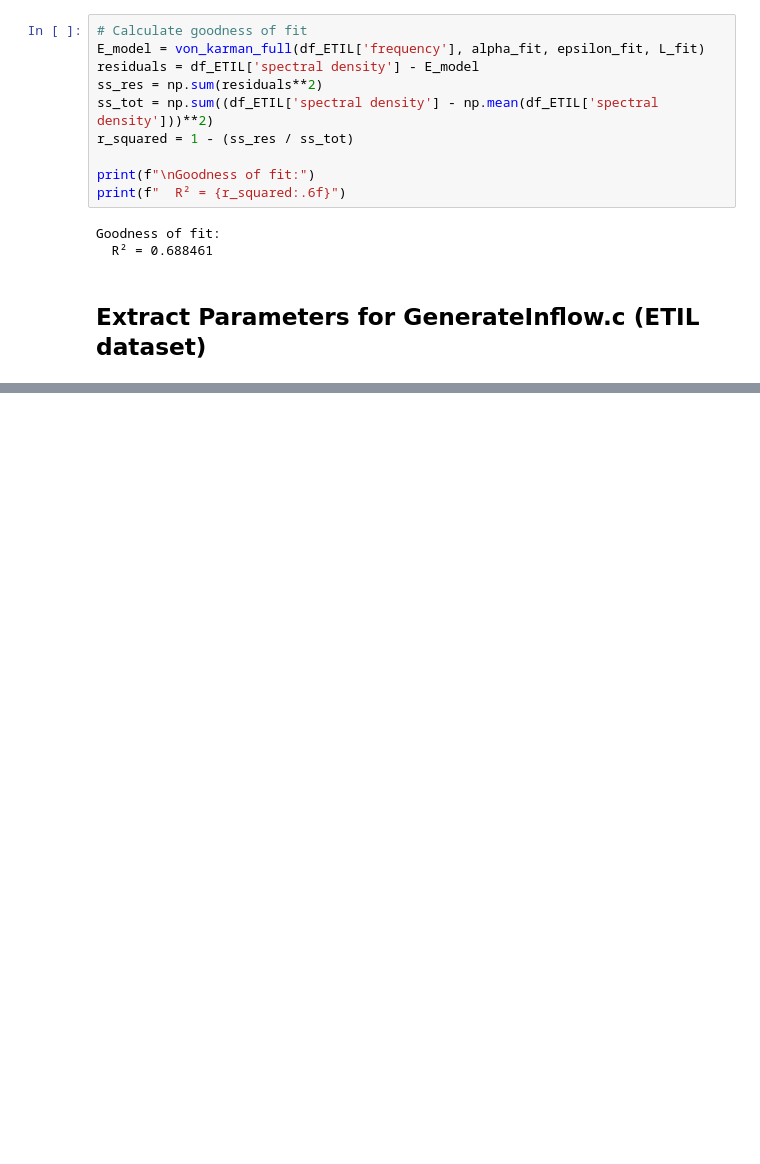
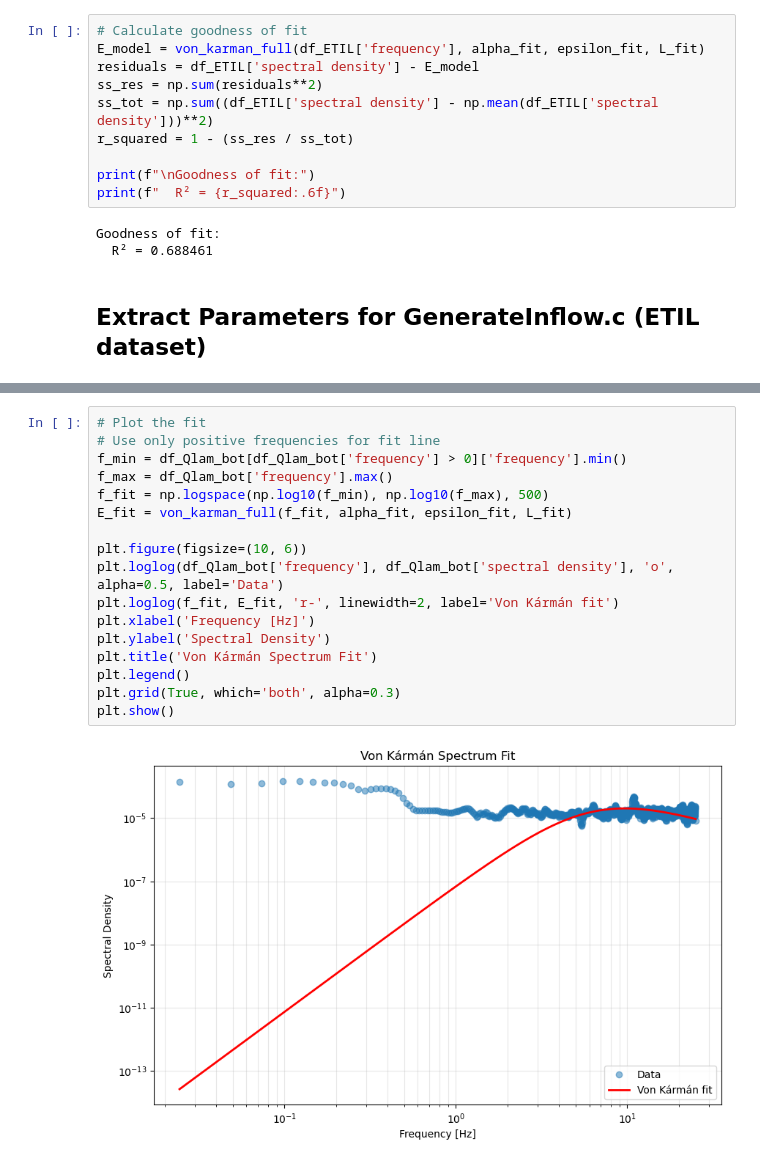
Before and after one commit to hosseinsz93/inflow-spectra-fitter, a Jupyter notebook: spectra.ipynb, the cells around one changed output, grey strips where cells are left out. Drawn from its saved outputs; the diff is of its cells as text; blank space fills up the shorter version.

```diff
--- a/spectra.ipynb
+++ b/spectra.ipynb
@@ -435,0 +716,19 @@ Y_loc = 1.000000
+# %%
+# Plot the fit
+# Use only positive frequencies for fit line
+f_min = df_Qlam_bot[df_Qlam_bot['frequency'] > 0]['frequency'].min()
+f_max = df_Qlam_bot['frequency'].max()
+f_fit = np.logspace(np.log10(f_min), np.log10(f_max), 500)
+E_fit = von_karman_full(f_fit, alpha_fit, epsilon_fit, L_fit)
+
+plt.figure(figsize=(10, 6))
+plt.loglog(df_Qlam_bot['frequency'], df_Qlam_bot['spectral density'], 'o', alpha=0.5, label='Data')
+plt.loglog(f_fit, E_fit, 'r-', linewidth=2, label='Von Kármán fit')
+plt.xlabel('Frequency [Hz]')
+plt.ylabel('Spectral Density')
+plt.title('Von Kármán Spectrum Fit')
+plt.legend()
+plt.grid(True, which='both', alpha=0.3)
+plt.show()
+# %% [output]
+[figure, added]
```
Also changed, not shown: parts of 53 cells of this notebook, 7 other files.
